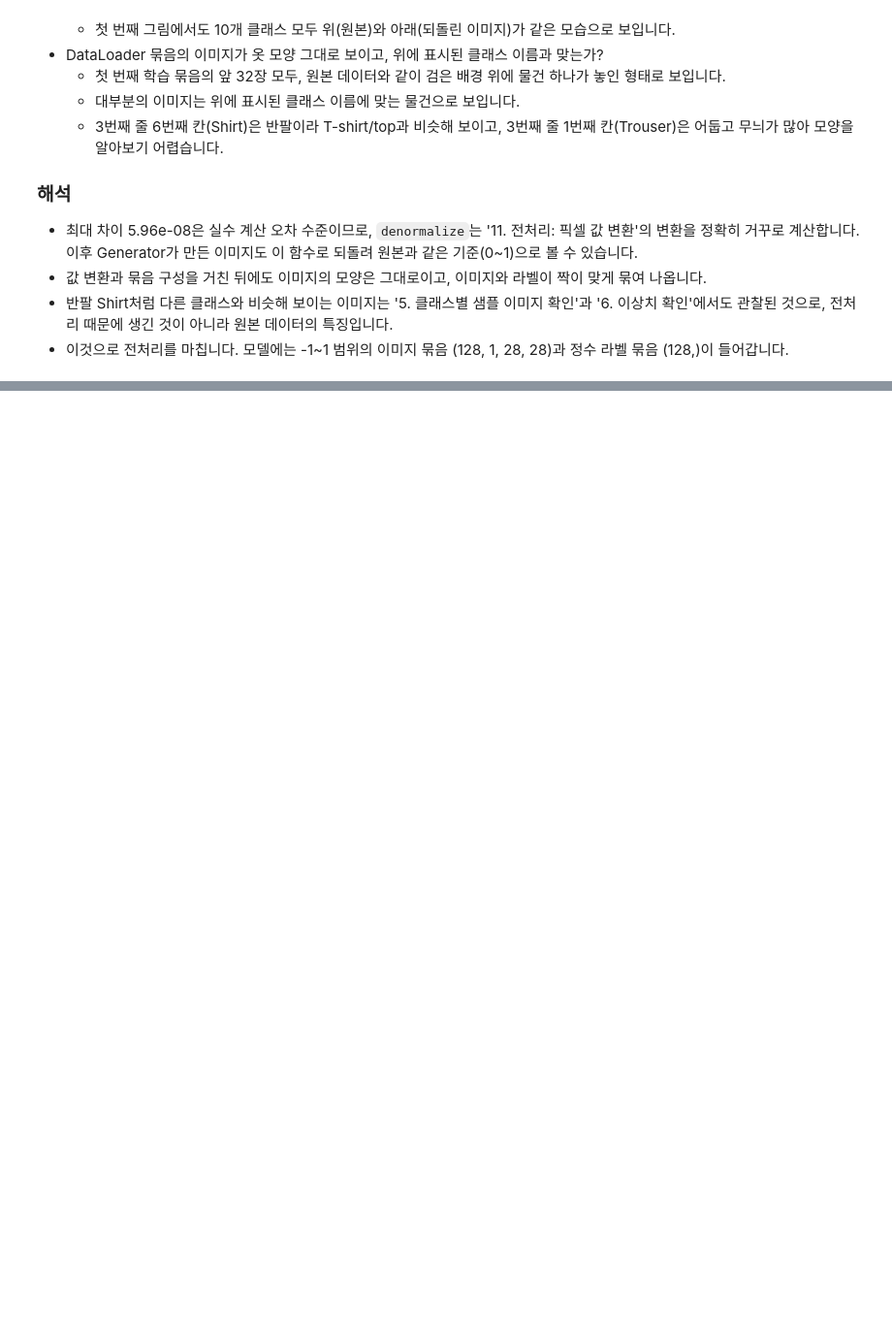
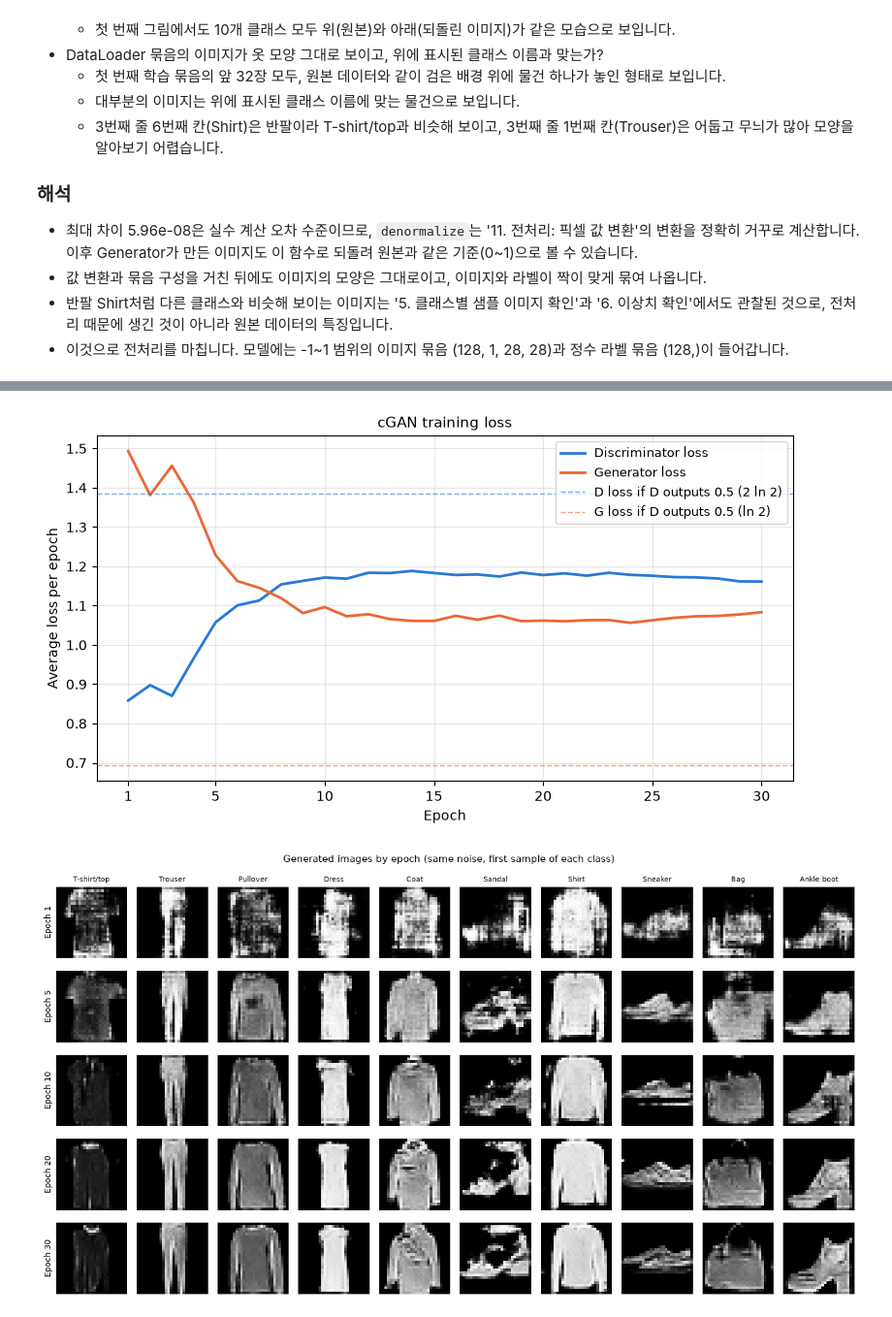
Before and after one commit to raewoo0908/code_it_image_generation, a Jupyter notebook: eda/eda_jaeone.ipynb, the cells around one changed output, grey strips where cells are left out. Shown at 97% size. Drawn from its saved outputs; the diff is of its cells as text; code cells hidden in the pictures; blank space fills up the shorter version.

```diff
--- a/eda/eda_jaeone.ipynb
+++ b/eda/eda_jaeone.ipynb
@@ -1177,0 +1742,62 @@ plt.show()
+# %%
+# 18-1. 그림 1: 손실 곡선
+#  - 색: Discriminator #2a78d6, Generator #eb6834
+#  - 점선: Discriminator가 모든 이미지에 0.5를 줄 때의 값 (D 손실 2 x ln2, G 손실 ln2)
+epochs = range(1, len(history["loss_d"]) + 1)
+
+fig, ax = plt.subplots(figsize=(8, 4.5))
+ax.plot(epochs, history["loss_d"], color="#2a78d6", linewidth=2, label="Discriminator loss")
+ax.plot(epochs, history["loss_g"], color="#eb6834", linewidth=2, label="Generator loss")
+ax.axhline(2 * np.log(2), color="#2a78d6", linestyle="--", linewidth=1, alpha=0.6, label="D loss if D outputs 0.5 (2 ln 2)")
+ax.axhline(np.log(2), color="#eb6834", linestyle="--", linewidth=1, alpha=0.6, label="G loss if D outputs 0.5 (ln 2)")
+ax.set_xticks([1, 5, 10, 15, 20, 25, 30])
+ax.set_xlabel("Epoch")
+ax.set_ylabel("Average loss per epoch")
+ax.set_title("cGAN training loss", fontsize=11)
+ax.grid(alpha=0.3)
+ax.legend(fontsize=9)
+plt.tight_layout()
+plt.show()
+
+
+# 18-2. 그림 2: 에폭별 이미지 변화 (한 줄 = 한 에폭, 한 칸 = 한 클래스)
+#  - history["samples"][e - 1] : e번째 에폭이 끝난 뒤 고정 입력으로 만든 이미지 100장 (-1~1)
+#  - 클래스 c의 첫 번째 이미지는 c * SAMPLES_PER_CLASS 번째에 있음 (고정 라벨이 [0]*10, [1]*10, ... 순서이므로)
+SHOW_EPOCHS = [1, 5, 10, 20, 30]
+
+fig, axes = plt.subplots(len(SHOW_EPOCHS), num_classes, figsize=(num_classes * 1.3, len(SHOW_EPOCHS) * 1.45))
+for row, epoch in enumerate(SHOW_EPOCHS):
+    samples = denormalize(history["samples"][epoch - 1])   # 0~1로 되돌리기
+    for col in range(num_classes):
+        ax = axes[row, col]
+        ax.imshow(samples[col * SAMPLES_PER_CLASS, 0].numpy(), cmap="gray", vmin=0, vmax=1)
+        ax.set_xticks([])
+        ax.set_yticks([])
+        for spine in ax.spines.values():
+            spine.set_visible(False)
+        if row == 0:
+            ax.set_title(class_names[col], fontsize=8)
+    axes[row, 0].set_ylabel(f"Epoch {epoch}", fontsize=9)
+fig.suptitle("Generated images by epoch (same noise, first sample of each class)", fontsize=11)
+plt.tight_layout()
+plt.show()
+
+
+# 18-3. 그림 3: 마지막 에폭의 이미지 100장 (한 줄 = 한 클래스, 노이즈만 다른 10장)
+final_samples = denormalize(history["samples"][-1])
+
+fig, axes = plt.subplots(num_classes, SAMPLES_PER_CLASS, figsize=(SAMPLES_PER_CLASS * 1.1 + 1.2, num_classes * 1.1))
+for k, ax in enumerate(axes.flat):   # 왼쪽 위부터 차례대로: k번째 칸 = k번째 고정 입력
+    ax.imshow(final_samples[k, 0].numpy(), cmap="gray", vmin=0, vmax=1)
+    ax.set_xticks([])
+    ax.set_yticks([])
+    for spine in ax.spines.values():
+        spine.set_visible(False)
+    if k % SAMPLES_PER_CLASS == 0:   # 줄의 첫 칸에 클래스 이름
+        ax.set_ylabel(class_names[fixed_labels[k].item()], fontsize=8, rotation=0, ha="right", va="center")
+fig.suptitle(f"Generated images at epoch {len(history['samples'])} (row = class, 10 different noises)", fontsize=11)
+plt.tight_layout()
+plt.show()
+# %% [output]
+[figure, added]
+[figure, added]
```
Also changed, not shown: parts of 39 cells of this notebook, 2 other files.
